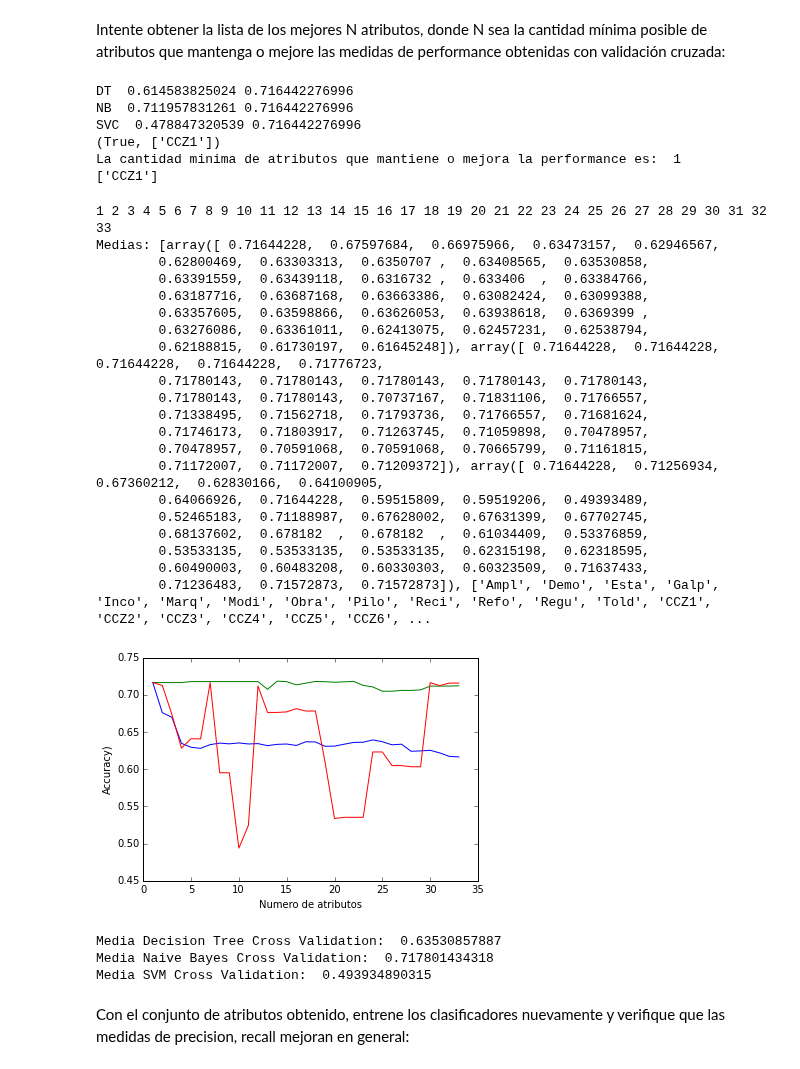
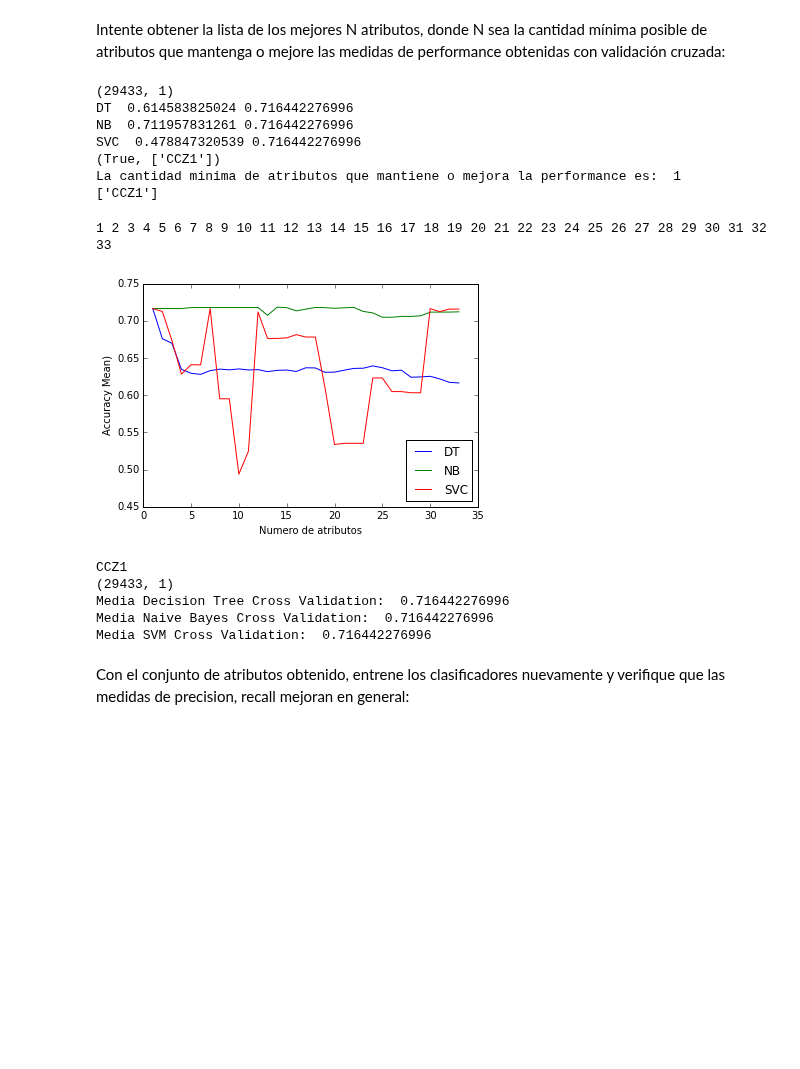
Before and after one commit to raulsperoni/aprendizaje-automatico-2015, a Jupyter notebook: Lab1_2015.ipynb, the cells around one changed output. Drawn from its saved outputs; the diff is of its cells as text; code cells hidden in the pictures; blank space fills up the shorter version.

```diff
--- a/Lab1_2015.ipynb
+++ b/Lab1_2015.ipynb
@@ -589,15 +591,10 @@ Intente obtener la lista de los mejores N atributos, donde N sea la cantidad mí
 from sklearn.feature_selection import SelectKBest
 from sklearn.feature_selection import chi2
 
-def esmejor(n):
-    attrs = []
-    featureSelector = SelectKBest(chi2,k=n)
-    featureSelector.fit(X, y)
-    indices = list(featureSelector.get_support(indices=True))
-    for index in indices:
-        attrs.append(X_nom[index])
-    X_new  = featureSelector.transform(X)
-    #X_new.shape
+##Devuelve true si la cantidad de atributos n mejora o iguala la performance obtenida en la validacion cruzada
+##para la matrix X original
+def esmejor(X,X_nom,y,n):
+    (X_new,attrs) = seleccionarKmejores(X,X_nom,y,n)
     dt_new = cross_validation.cross_val_score(dt, X_new, y, cv=kf, n_jobs=-1)
     print "DT ",dt_score.mean(),dt_new.mean()
     if dt_score.mean() > dt_new.mean():
@@ -615,15 +612,16 @@ def esmejor(n):
 
     return (True,attrs)
 
-
+##Evaluo todo los posibles valores hasta que alguno mejore o iguale.
 for i in range(1, X.shape[1]):
-    mejor = esmejor(i)
+    mejor = esmejor(X,X_nom,y,i)
     print mejor
     if mejor[0]:
         print "La cantidad minima de atributos que mantiene o mejora la performance es: ",len(mejor[1])
         print mejor[1]
         break
 # %% [output]
+(29433, 1)
 DT  0.614583825024 0.716442276996
 NB  0.711957831261 0.716442276996
 SVC  0.478847320539 0.716442276996
@@ -634,83 +632,48 @@ La cantidad minima de atributos que mantiene o mejora la performance es:  1
 from sklearn import cross_validation
 import pylab as pl
 
+#grafico la media de los scores de cada algoritmo vs el numero de atributos
 def nMejorGrafica(X,y):
     #rango de 1 a cant atributos
     rango = range(1, X.shape[1])
     results = [[],[],[],[]]
     #para cada n
     for i in rango:
-        attrs = []
-        #selecciono los n mejores
-        featureSelector = SelectKBest(chi2,k=i)
-        featureSelector.fit(X, y)
-        indices = list(featureSelector.get_support(indices=True))
-        for index in indices:
-            attrs.append(X_nom[index])
-        X_new  = featureSelector.transform(X)
+        (X_new,attrs) = seleccionarKmejores(X,X_nom,y,i)
         #Evaluo los algoritmos con validacion cruzada
         dt_new = cross_validation.cross_val_score(dt, X_new, y, cv=kf, n_jobs=-1)
         nb_new = cross_validation.cross_val_score(nb, X_new, y, cv=kf, n_jobs=-1)
         svc_new = cross_validation.cross_val_score(svc, X_new, y, cv=kf, n_jobs=-1)
 
         #Guardo resultado
         results[0] = np.append(results[0], dt_new.mean())
         results[1] = np.append(results[1], nb_new.mean())
         results[2] = np.append(results[2], svc_new.mean())
         results[3] = attrs
         print (i),
 
     print ""
 
     # Plot number of features VS. cross-validation scores
 
     pl.figure()
     pl.xlabel("Numero de atributos")
-    pl.ylabel("Accuracy)")
+    pl.ylabel("Accuracy Mean)")
     pl.plot(rango,results[0])
     pl.plot(rango,results[1])
     pl.plot(rango,results[2])
-    print "Medias:",results
+    pl.legend(['DT', 'NB', 'SVC'], loc='lower right')
+    #print "Medias:",results
 
-#nMejorGrafica(dt,X,y)
-#nMejorGrafica(nb,X,y)
 nMejorGrafica(X,y)
 # %% [output]
 1 2 3 4 5 6 7 8 9 10 11 12 13 14 15 16 17 18 19 20 21 22 23 24 25 26 27 28 29 30 31 32 33
-Medias: [array([ 0.71644228,  0.67597684,  0.66975966,  0.63473157,  0.62946567,
-        0.62800469,  0.63303313,  0.6350707 ,  0.63408565,  0.63530858,
-        0.63391559,  0.63439118,  0.6316732 ,  0.633406  ,  0.63384766,
-        0.63187716,  0.63687168,  0.63663386,  0.63082424,  0.63099388,
-        0.63357605,  0.63598866,  0.63626053,  0.63938618,  0.6369399 ,
-        0.63276086,  0.63361011,  0.62413075,  0.62457231,  0.62538794,
-        0.62188815,  0.61730197,  0.61645248]), array([ 0.71644228,  0.71644228,  0.71644228,  0.71644228,  0.71776723,
-        0.71780143,  0.71780143,  0.71780143,  0.71780143,  0.71780143,
-        0.71780143,  0.71780143,  0.70737167,  0.71831106,  0.71766557,
-        0.71338495,  0.71562718,  0.71793736,  0.71766557,  0.71681624,
-        0.71746173,  0.71803917,  0.71263745,  0.71059898,  0.70478957,
-        0.70478957,  0.70591068,  0.70591068,  0.70665799,  0.71161815,
-        0.71172007,  0.71172007,  0.71209372]), array([ 0.71644228,  0.71256934,  0.67360212,  0.62830166,  0.64100905,
-        0.64066926,  0.71644228,  0.59515809,  0.59519206,  0.49393489,
-        0.52465183,  0.71188987,  0.67628002,  0.67631399,  0.67702745,
-        0.68137602,  0.678182  ,  0.678182  ,  0.61034409,  0.53376859,
-        0.53533135,  0.53533135,  0.53533135,  0.62315198,  0.62318595,
-        0.60490003,  0.60483208,  0.60330303,  0.60323509,  0.71637433,
-        0.71236483,  0.71572873,  0.71572873]), ['Ampl', 'Demo', 'Esta', 'Galp', 'Inco', 'Marq', 'Modi', 'Obra', 'Pilo', 'Reci', 'Refo', 'Regu', 'Told', 'CCZ1', 'CCZ2', 'CCZ3', 'CCZ4', 'CCZ5', 'CCZ6', ...
-[figure, old version]
+[figure, new version]
 # %%
 from sklearn.feature_selection import SelectKBest
 from sklearn.feature_selection import chi2
-#Seleccionamos los 10 mejores
-featureSelector = SelectKBest(chi2, k=10)
-featureSelector.fit(X, y)
-#Obtenemos los indices para imprimir cuales son
-indices = list(featureSelector.get_support(indices=True))
-for index in indices:
-    print X_nom[index]
-#En X_new quedan los mejores 10 atributos
-X_new  = featureSelector.transform(X)
-#Verifico dimensiones
-print X_new.shape
+#Seleccionamos los 1 mejores
+(X_new,attrs) = seleccionarKmejores(X,X_nom,y,1)
 
 #Veo performance
 dtN = tree.DecisionTreeClassifier()
@@ -723,9 +686,11 @@ svcN = LinearSVC()
 svc_scoreN = cross_validation.cross_val_score(svcN, X_new, y, cv=kf, n_jobs=-1)
 print "Media SVM Cross Validation: ",svc_scoreN.mean()
 # %% [output]
-Media Decision Tree Cross Validation:  0.63530857887
-Media Naive Bayes Cross Validation:  0.717801434318
-Media SVM Cross Validation:  0.493934890315
+CCZ1
+(29433, 1)
+Media Decision Tree Cross Validation:  0.716442276996
+Media Naive Bayes Cross Validation:  0.716442276996
+Media SVM Cross Validation:  0.716442276996
 # %% [markdown]
 Con el conjunto de atributos obtenido, entrene los clasificadores nuevamente y verifique que las medidas de precision, recall mejoran en general:
 # %% [markdown]
```
Also changed, not shown: parts of 2 cells of this notebook.
